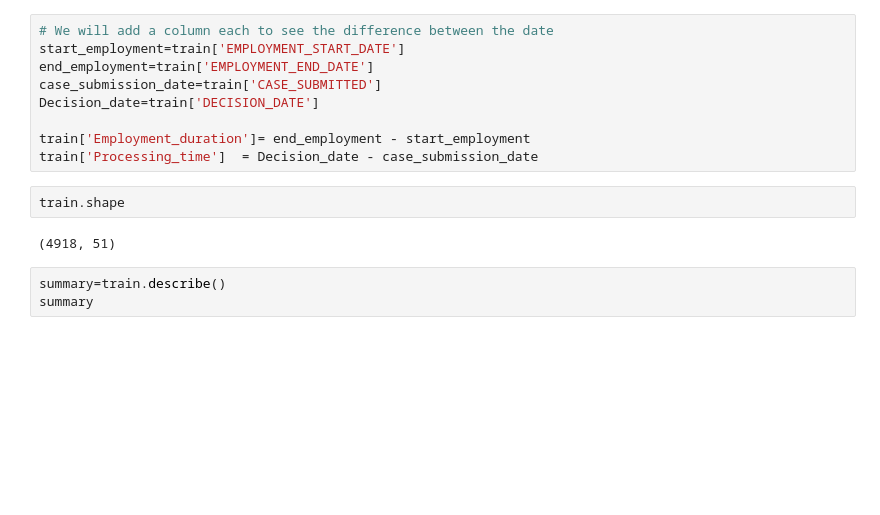
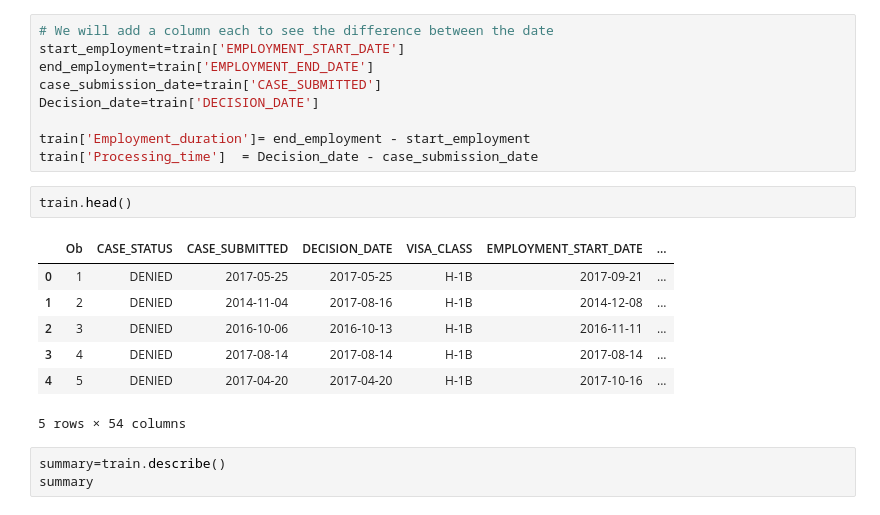
Before and after one commit to amitbhsingh/H1B_VISA, a Jupyter notebook: h1.ipynb, the cells around one changed output. Cells and saved outputs as stored; diff of their text form; blank space fills up the shorter version.

```diff
--- a/h1.ipynb
+++ b/h1.ipynb
@@ -488,9 +497,15 @@ Decision_date=train['DECISION_DATE']
 train['Employment_duration']= end_employment - start_employment
 train['Processing_time']  = Decision_date - case_submission_date
 # %%
-train.shape
+train.head()
 # %% [output]
+|  | Ob | CASE_STATUS | CASE_SUBMITTED | DECISION_DATE | VISA_CLASS | EMPLOYMENT_START_DATE | ... |
+| 0 | 1 | DENIED | 2017-05-25 | 2017-05-25 | H-1B | 2017-09-21 | ... |
+| 1 | 2 | DENIED | 2014-11-04 | 2017-08-16 | H-1B | 2014-12-08 | ... |
+| 2 | 3 | DENIED | 2016-10-06 | 2016-10-13 | H-1B | 2016-11-11 | ... |
+| 3 | 4 | DENIED | 2017-08-14 | 2017-08-14 | H-1B | 2017-08-14 | ... |
+| 4 | 5 | DENIED | 2017-04-20 | 2017-04-20 | H-1B | 2017-10-16 | ... |
-(4918, 51)
+5 rows × 54 columns
 # %%
 summary=train.describe()
 summary
```
Also changed, not shown: parts of 6 cells of this notebook.
